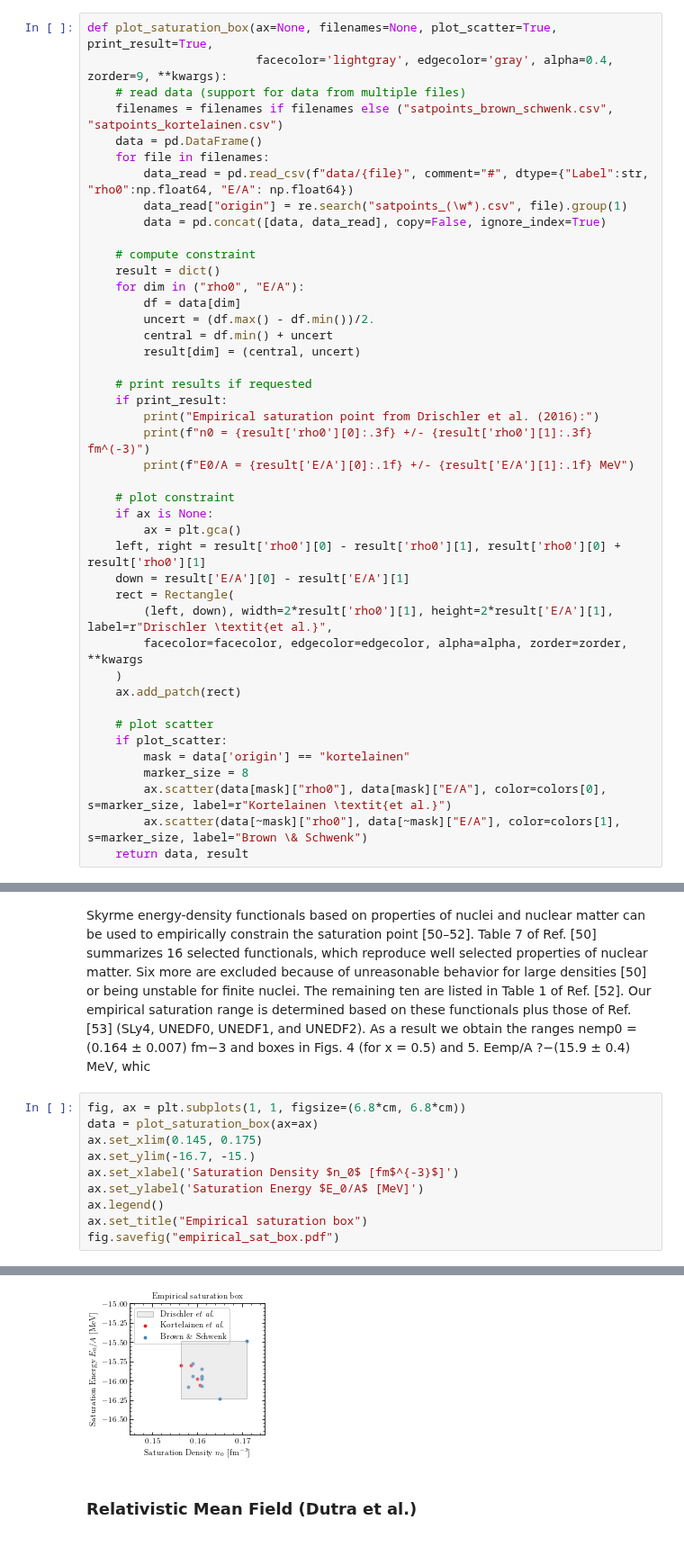
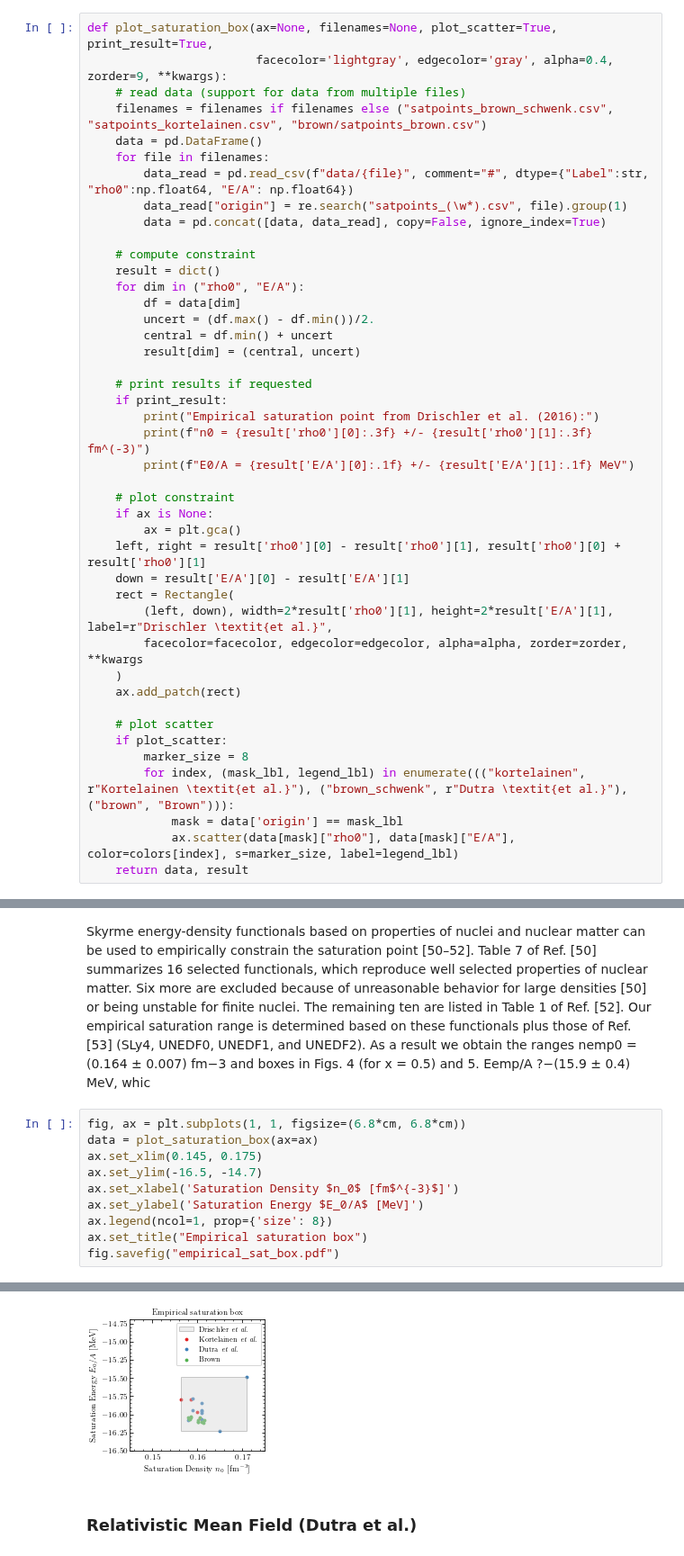
Before and after one commit to cdrischler/nuclear_saturation, a Jupyter notebook: saturation_analysis.ipynb, the cells around one changed output, grey strips where cells are left out. Shown at 90% size. Cells and saved outputs as stored; diff of their text form.

Commit message:
adds Alex's Brown results to our analysis

```diff
--- a/saturation_analysis.ipynb
+++ b/saturation_analysis.ipynb
@@ -27,7 +27,7 @@ The autoreload extension is already loaded. To reload it, use:
 def plot_saturation_box(ax=None, filenames=None, plot_scatter=True, print_result=True,
                         facecolor='lightgray', edgecolor='gray', alpha=0.4, zorder=9, **kwargs):
     # read data (support for data from multiple files)
-    filenames = filenames if filenames else ("satpoints_brown_schwenk.csv", "satpoints_kortelainen.csv")
+    filenames = filenames if filenames else ("satpoints_brown_schwenk.csv", "satpoints_kortelainen.csv", "brown/satpoints_brown.csv")
     data = pd.DataFrame()
     for file in filenames:
         data_read = pd.read_csv(f"data/{file}", comment="#", dtype={"Label":str, "rho0":np.float64, "E/A": np.float64})
@@ -61,10 +61,10 @@ def plot_saturation_box(ax=None, filenames=None, plot_scatter=True, print_result
 
     # plot scatter
     if plot_scatter:
-        mask = data['origin'] == "kortelainen"
         marker_size = 8
-        ax.scatter(data[mask]["rho0"], data[mask]["E/A"], color=colors[0], s=marker_size, label=r"Kortelainen \textit{et al.}")
-        ax.scatter(data[~mask]["rho0"], data[~mask]["E/A"], color=colors[1], s=marker_size, label="Brown \& Schwenk")
+        for index, (mask_lbl, legend_lbl) in enumerate((("kortelainen", r"Kortelainen \textit{et al.}"), ("brown_schwenk", r"Dutra \textit{et al.}"), ("brown", "Brown"))):
+            mask = data['origin'] == mask_lbl
+            ax.scatter(data[mask]["rho0"], data[mask]["E/A"], color=colors[index], s=marker_size, label=legend_lbl)
     return data, result
 # %% [markdown]
 The results should match the results from the Drischler et al. paper (2016):
@@ -75,18 +75,18 @@ Skyrme energy-density functionals based on properties of nuclei and nuclear matt
 # %%
 fig, ax = plt.subplots(1, 1, figsize=(6.8*cm, 6.8*cm))
 data = plot_saturation_box(ax=ax)
 ax.set_xlim(0.145, 0.175)
-ax.set_ylim(-16.7, -15.)
+ax.set_ylim(-16.5, -14.7)
 ax.set_xlabel('Saturation Density $n_0$ [fm$^{-3}$]')
 ax.set_ylabel('Saturation Energy $E_0/A$ [MeV]')
-ax.legend()
+ax.legend(ncol=1, prop={'size': 8})
 ax.set_title("Empirical saturation box")
 fig.savefig("empirical_sat_box.pdf")
 # %% [output]
 Empirical saturation point from Drischler et al. (2016):
 n0 = 0.164 +/- 0.007 fm^(-3)
 E0/A = -15.9 +/- 0.4 MeV
-[figure, old version]
+[figure, new version]
 # %% [markdown]
 ### Relativistic Mean Field (Dutra et al.)
 # %%
```
Also changed, not shown: parts of 4 cells of this notebook, 2 other files.
